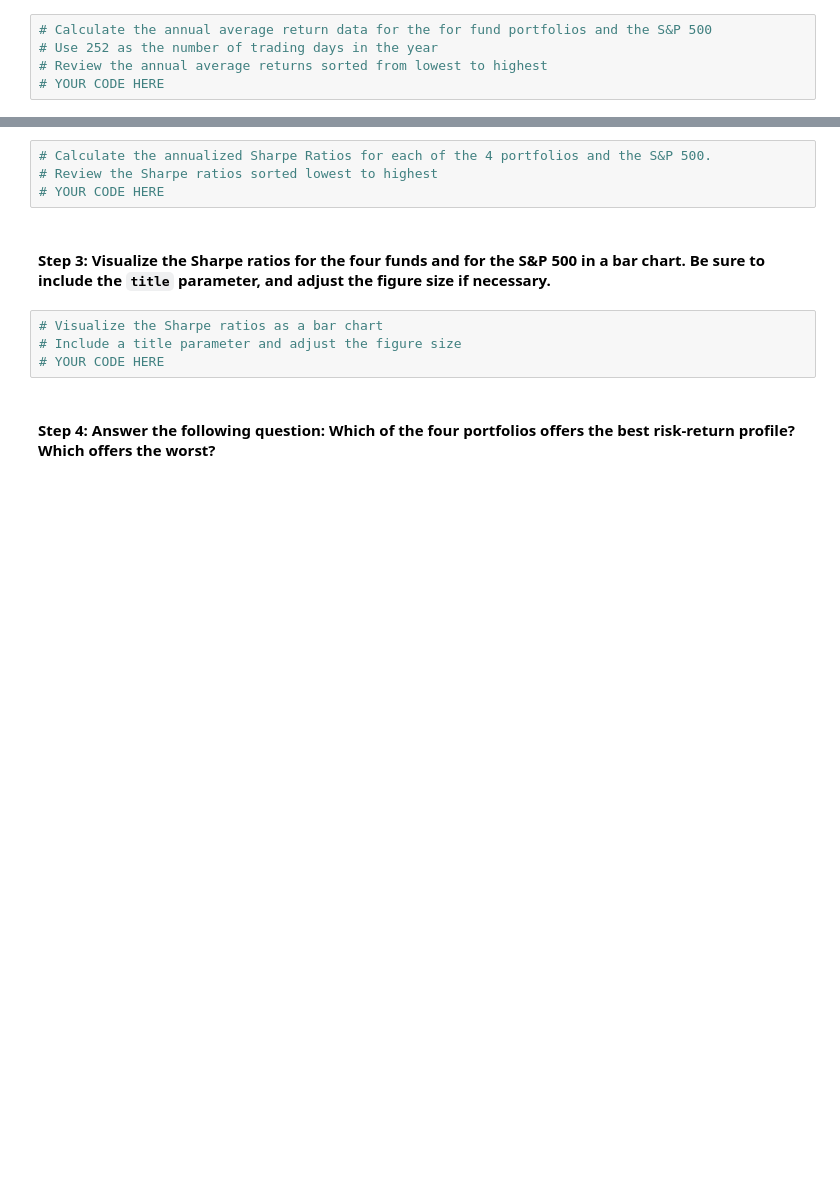
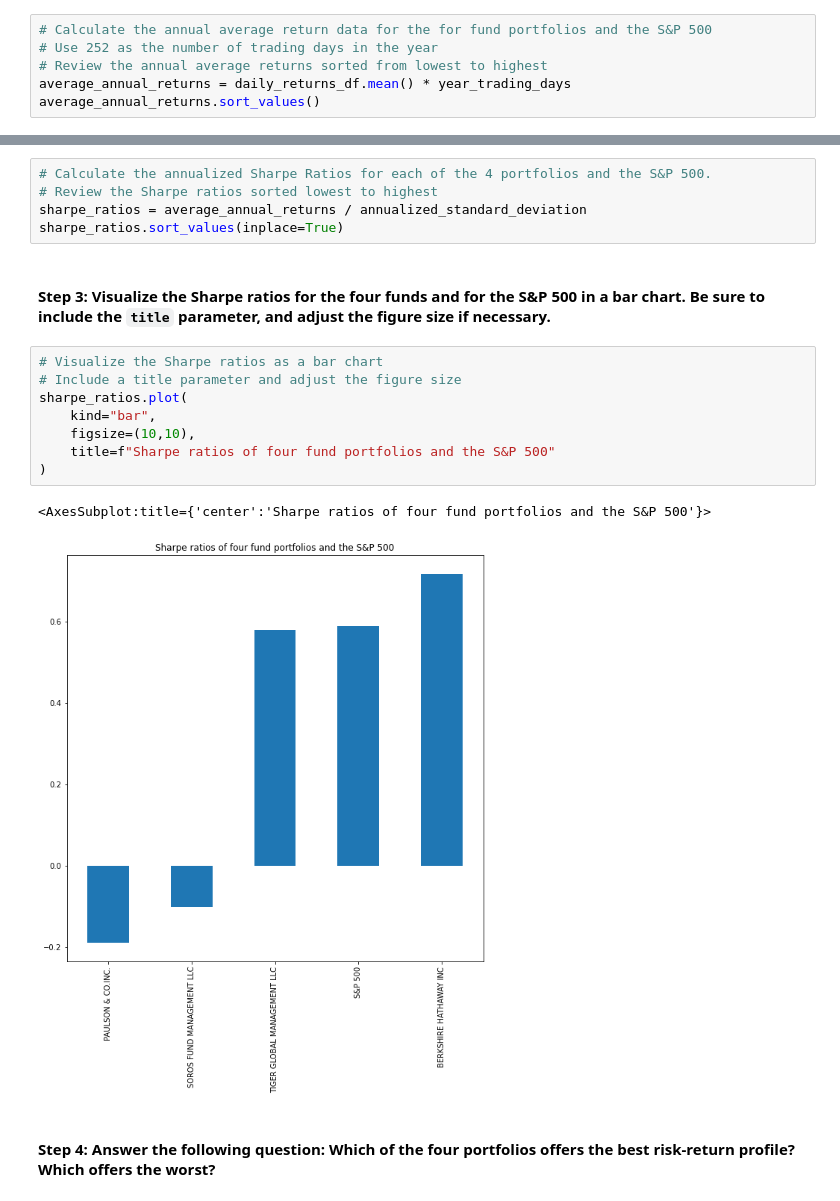
Before and after one commit to woodedlawn/module_4_challenge, a Jupyter notebook: risk_return_analysis.ipynb, the cells around one changed output, grey strips where cells are left out. Saved outputs shown, nothing was run; the diff lists cells and outputs as text; blank space fills up the shorter version.

Commit message:
add risk-return profile analysis

```diff
--- a/risk_return_analysis.ipynb
+++ b/risk_return_analysis.ipynb
@@ -323,4 +323,5 @@ To determine the overall risk of an asset or portfolio, quantitative analysts an
 # Calculate the annual average return data for the for fund portfolios and the S&P 500
 # Use 252 as the number of trading days in the year
 # Review the annual average returns sorted from lowest to highest
-# YOUR CODE HERE
+average_annual_returns = daily_returns_df.mean() * year_trading_days
+average_annual_returns.sort_values()
@@ -329,13 +337,21 @@ To determine the overall risk of an asset or portfolio, quantitative analysts an
 # %%
 # Calculate the annualized Sharpe Ratios for each of the 4 portfolios and the S&P 500.
 # Review the Sharpe ratios sorted lowest to highest
-# YOUR CODE HERE
+sharpe_ratios = average_annual_returns / annualized_standard_deviation
+sharpe_ratios.sort_values(inplace=True)
 # %% [markdown]
 #### Step 3: Visualize the Sharpe ratios for the four funds and for the S&P 500 in a bar chart. Be sure to include the `title` parameter, and adjust the figure size if necessary.
 # %%
 # Visualize the Sharpe ratios as a bar chart
 # Include a title parameter and adjust the figure size
-# YOUR CODE HERE
+sharpe_ratios.plot(
+    kind="bar",
+    figsize=(10,10),
+    title=f"Sharpe ratios of four fund portfolios and the S&P 500"
+)
+# %% [output]
+<AxesSubplot:title={'center':'Sharpe ratios of four fund portfolios and the S&P 500'}>
+[figure, added]
 # %% [markdown]
 #### Step 4: Answer the following question: Which of the four portfolios offers the best risk-return profile? Which offers the worst?
 # %% [markdown]
```
Also changed, not shown: parts of 2 cells of this notebook.
